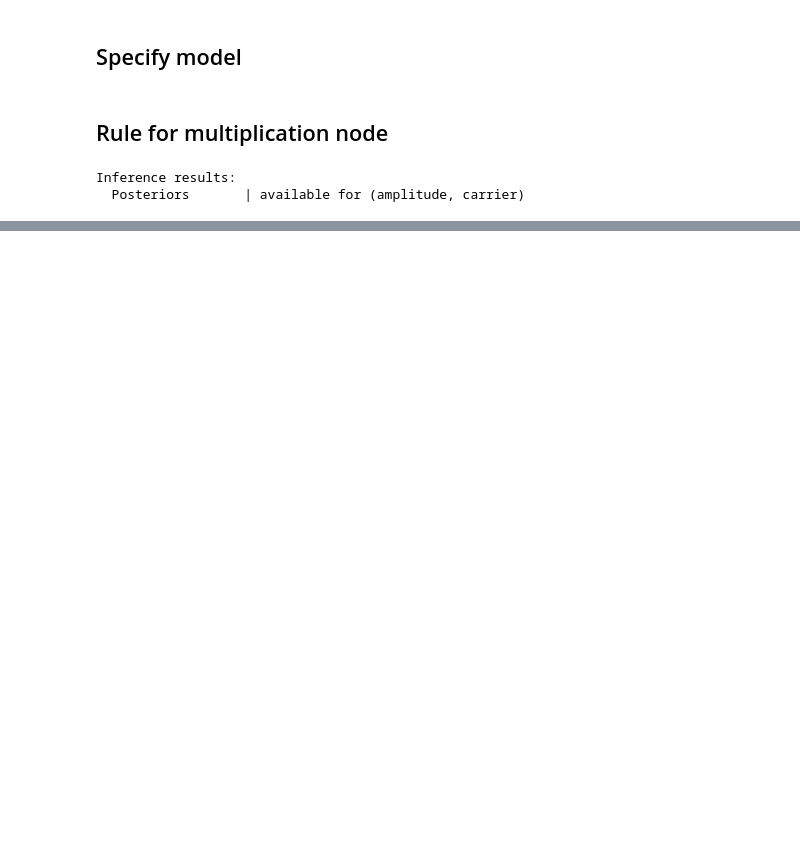
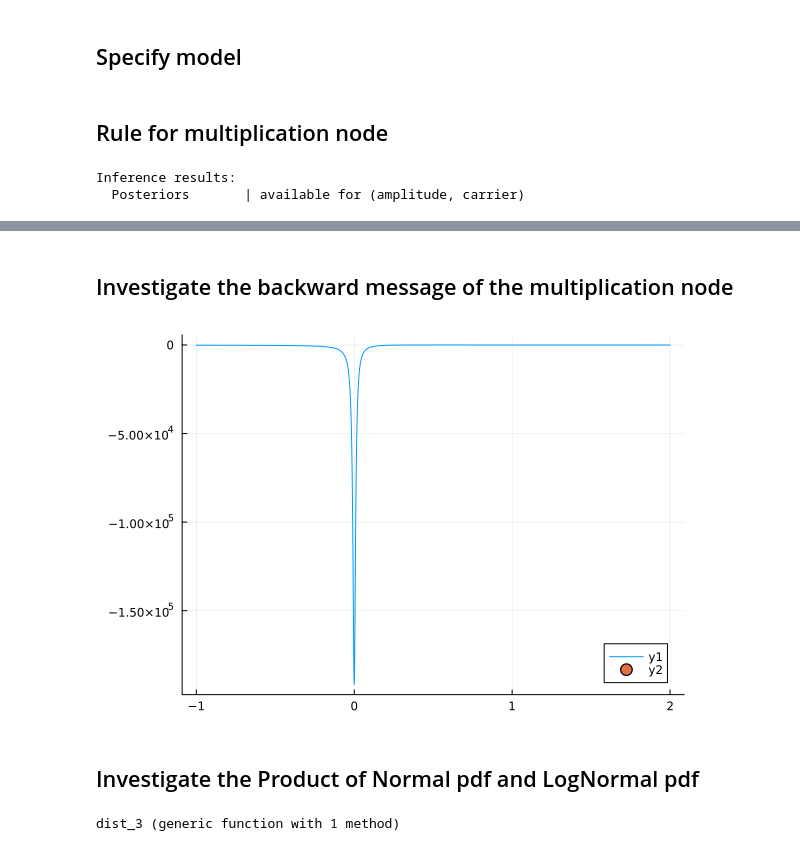
Before and after one commit to biaslab/GaussianProcessNode, a Jupyter notebook: pad_with_gp_carrier.ipynb, the cells around one changed output, grey strips where cells are left out. Cells and saved outputs as stored; diff of their text form; code cells hidden in the pictures; blank space fills up the shorter version.

```diff
--- a/pad_with_gp_carrier.ipynb
+++ b/pad_with_gp_carrier.ipynb
@@ -356,0 +261,28 @@ plot!(time_range,exp.(amplitude_test), label="modulator GP-true",linewidth=3.0,c
+# %% [markdown]
+## Investigate the backward message of the multiplication node
+# %%
+x = collect(-1:0.0011:2)
+σ_y = sqrt(0.01)
+μ_y = 1.059
+σ_z = sqrt(.000001)
+μ_z = 0.619
+# backwardpass = (x) -> begin
+#     x >0. ? res = -log(exp(x)) - 0.5*log(2π * (σ_y^2 + σ_z^2 / ((exp(x))^2)))  - 0.5 * (μ_z / exp(x) - μ_y)^2 / (σ_y^2 + σ_z^2 / (exp(x))^2) : res = log(1e-4)
+#     return res
+# end
+
+backwardpass = (x) -> -log(abs(x)) - 0.5*log(2π * (σ_y^2 + σ_z^2 / ((x)^2)))  - 0.5 * (μ_z / (x) - μ_y)^2 / (σ_y^2 + σ_z^2 / (x)^2) #+ log(0.5 * (sign(x) + 1) + 1e-6)
+
+plot(x,(backwardpass.(x)))
+scatter!([0],[log(1/(sqrt(2π*σ_z^2)) * exp(-μ_z^2/(2*σ_z^2)))])
+# %% [output]
+[figure, added]
+# %% [markdown]
+## Investigate the Product of Normal pdf and LogNormal pdf
+# %%
+dist_1(x) = pdf(Normal(2.,1.),x)
+dist_2(x) = pdf(LogNormal(1., .9),x)
+m,v = mean_var(LogNormal(0., 1.))
+dist_3(x) = pdf(NormalMeanVariance(m,v),x)
+# %% [output]
+dist_3 (generic function with 1 method)
```
Also changed, not shown: parts of 16 cells of this notebook, 2 other files.
